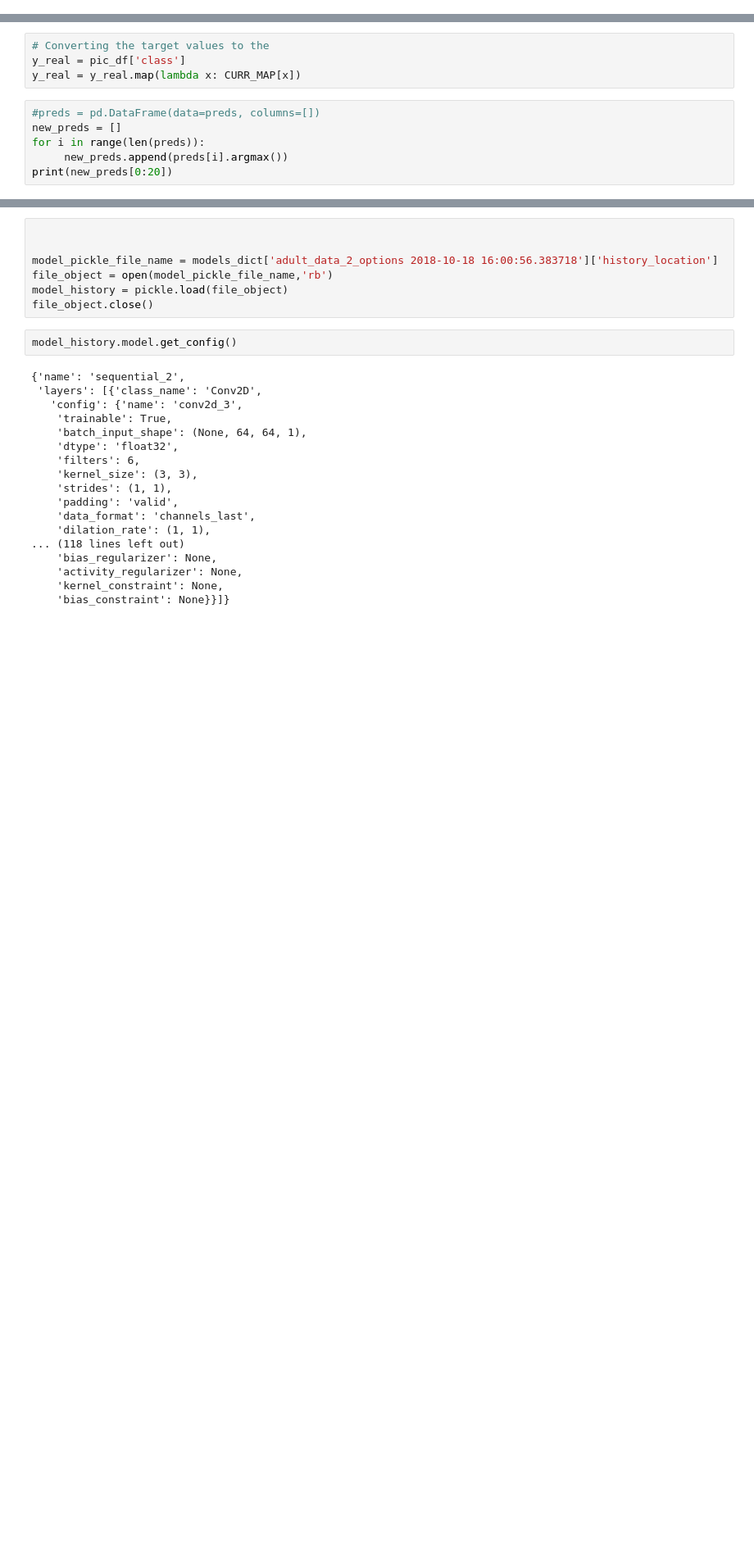
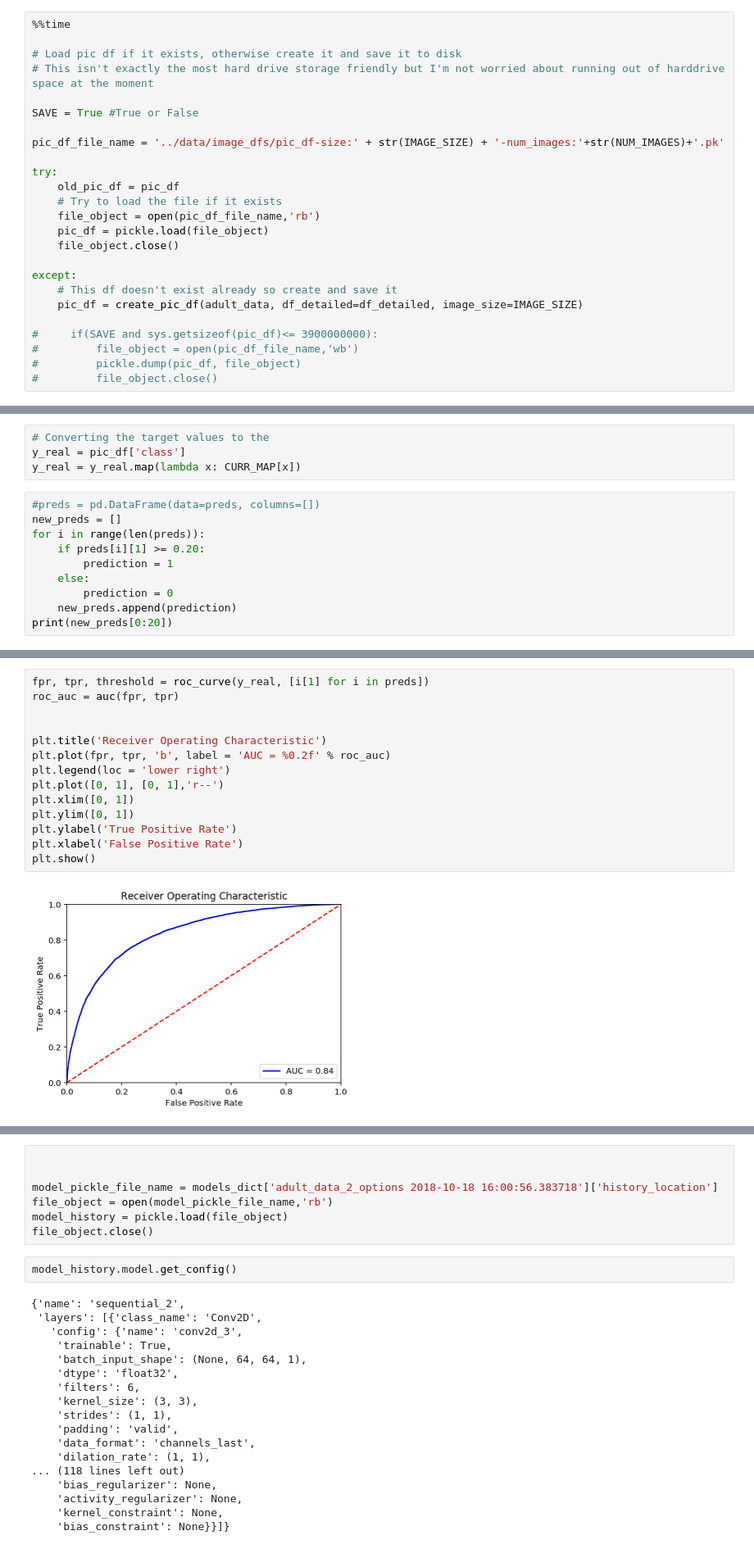
Before and after one commit to gerket/pneumonia_detection, a Jupyter notebook: code/Modeling.ipynb, the cells around one changed output, grey strips where cells are left out. Shown: that part at 82% size. Saved outputs shown, nothing was run; the diff lists cells and outputs as text; blank space fills up the shorter version.

```diff
--- a/code/Modeling.ipynb
+++ b/code/Modeling.ipynb
@@ -393,0 +490,25 @@ models[most_recent_model_name]['history'].model.predict(pic_df.drop(columns='cla
+# %%
+%%time
+
+# Load pic df if it exists, otherwise create it and save it to disk
+# This isn't exactly the most hard drive storage friendly but I'm not worried about running out of harddrive space at the moment
+
+SAVE = True #True or False
+
+pic_df_file_name = '../data/image_dfs/pic_df-size:' + str(IMAGE_SIZE) + '-num_images:'+str(NUM_IMAGES)+'.pk'
+
+try:
+    old_pic_df = pic_df
+    # Try to load the file if it exists
+    file_object = open(pic_df_file_name,'rb')
+    pic_df = pickle.load(file_object)
+    file_object.close()
+
+except:
+    # This df doesn't exist already so create and save it
+    pic_df = create_pic_df(adult_data, df_detailed=df_detailed, image_size=IMAGE_SIZE)
+
+#     if(SAVE and sys.getsizeof(pic_df)<= 3900000000):
+#         file_object = open(pic_df_file_name,'wb')
+#         pickle.dump(pic_df, file_object)
+#         file_object.close()
@@ -412,6 +614,10 @@ y_real = y_real.map(lambda x: CURR_MAP[x])
 #preds = pd.DataFrame(data=preds, columns=[])
 new_preds = []
 for i in range(len(preds)):
-     new_preds.append(preds[i].argmax())
+    if preds[i][1] >= 0.20:
+        prediction = 1
+    else:
+        prediction = 0
+    new_preds.append(prediction)
 print(new_preds[0:20])
 # %% [output]
@@ -607,0 +687,16 @@ evaluate_model(test_model_history, most_recent_model_name, size=graph_size)
+# %%
+fpr, tpr, threshold = roc_curve(y_real, [i[1] for i in preds])
+roc_auc = auc(fpr, tpr)
+
+
+plt.title('Receiver Operating Characteristic')
+plt.plot(fpr, tpr, 'b', label = 'AUC = %0.2f' % roc_auc)
+plt.legend(loc = 'lower right')
+plt.plot([0, 1], [0, 1],'r--')
+plt.xlim([0, 1])
+plt.ylim([0, 1])
+plt.ylabel('True Positive Rate')
+plt.xlabel('False Positive Rate')
+plt.show()
+# %% [output]
+[figure, added]
```
Also changed, not shown: parts of 36 cells of this notebook, 5 other files.
